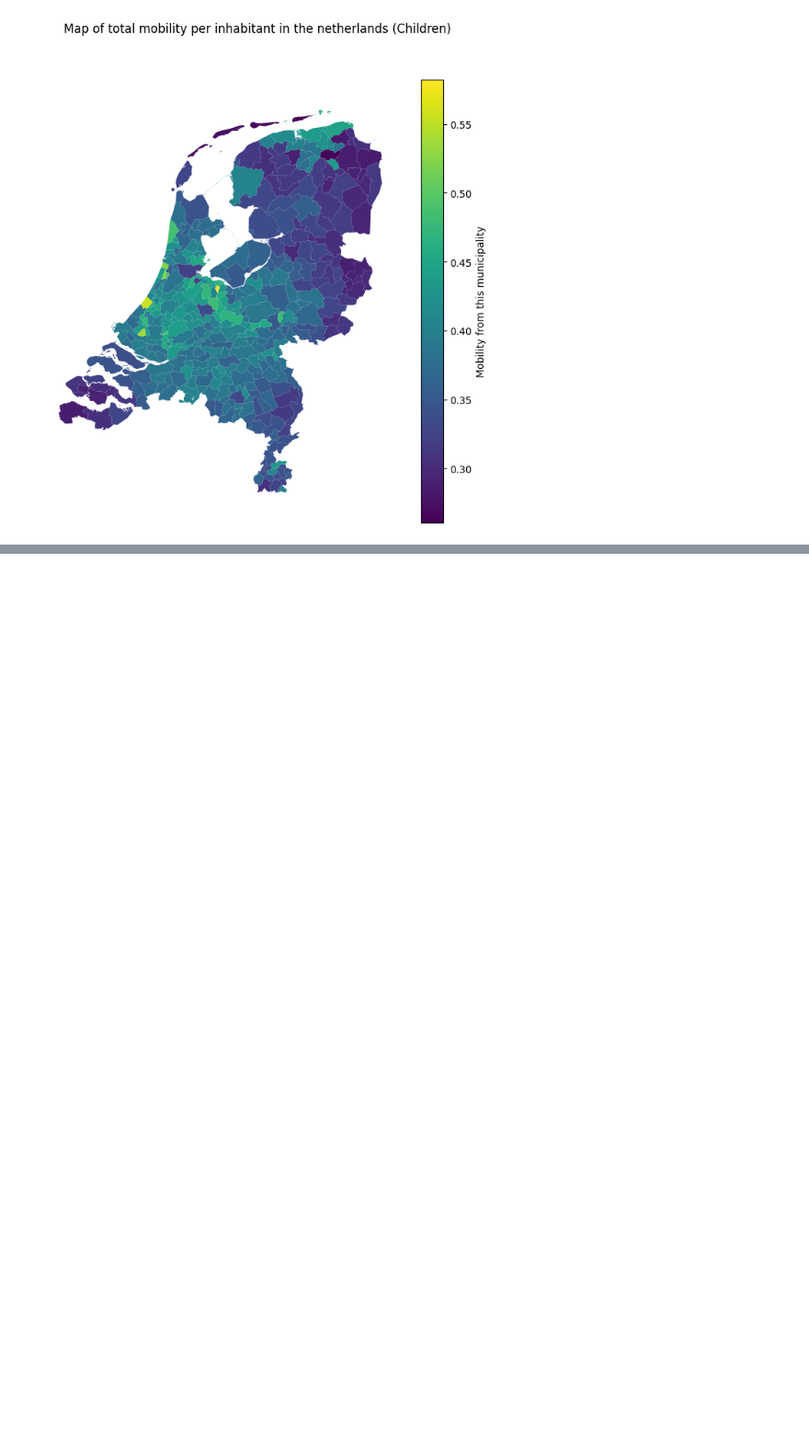
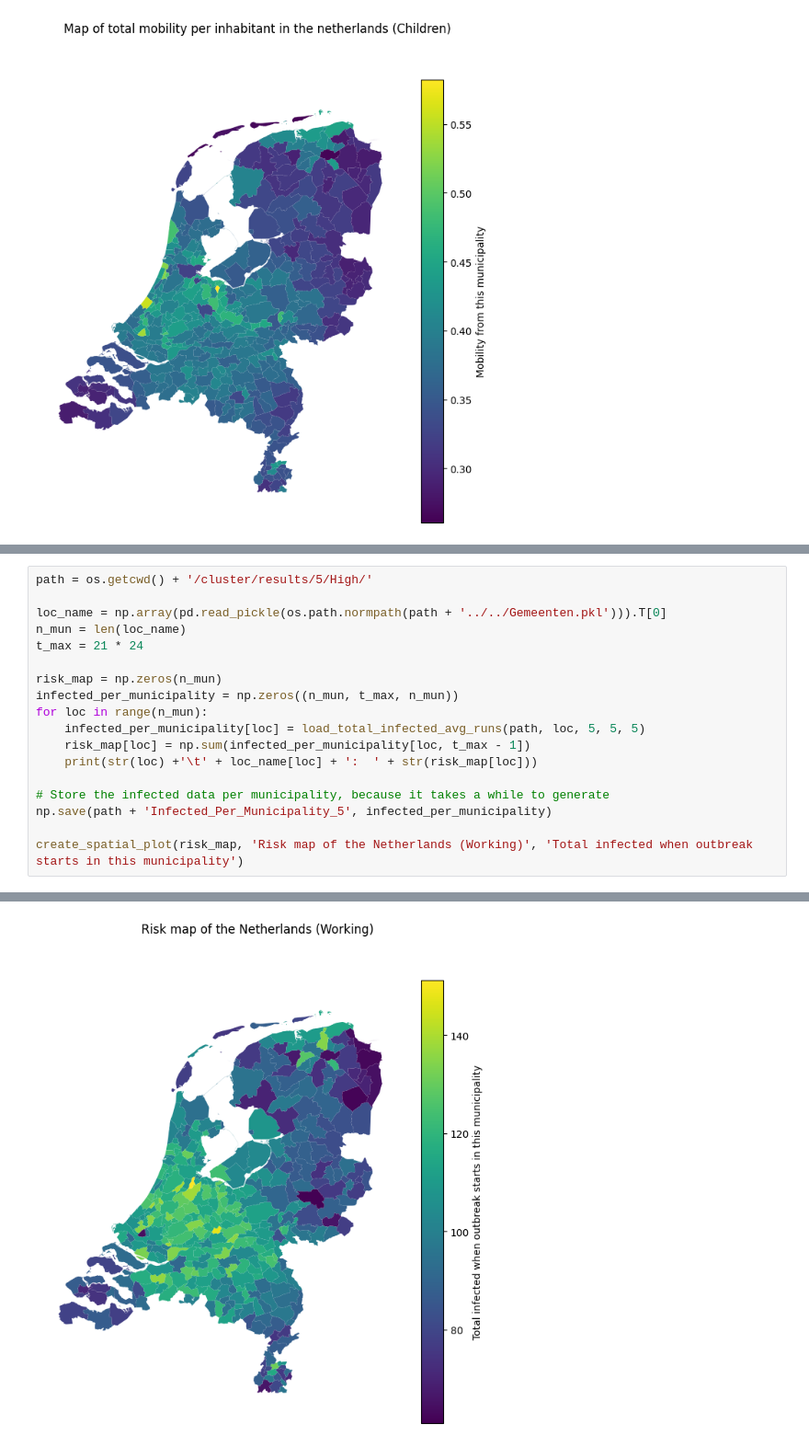
Before and after one commit to larsdekwant/covid-gravity-model, a Jupyter notebook: riskmap.ipynb, the cells around one changed output, grey strips where cells are left out. Shown at 92% size. Drawn from its saved outputs; the diff is of its cells as text; blank space fills up the shorter version.

```diff
--- a/riskmap.ipynb
+++ b/riskmap.ipynb
@@ -806,0 +840,19 @@ create_spatial_plot(mobility_map, 'Map of total mobility per inhabitant in the n
+# %%
+path = os.getcwd() + '/cluster/results/5/High/'
+
+loc_name = np.array(pd.read_pickle(os.path.normpath(path + '../../Gemeenten.pkl'))).T[0]
+n_mun = len(loc_name)
+t_max = 21 * 24
+
+risk_map = np.zeros(n_mun)
+infected_per_municipality = np.zeros((n_mun, t_max, n_mun))
+for loc in range(n_mun):
+    infected_per_municipality[loc] = load_total_infected_avg_runs(path, loc, 5, 5, 5)
+    risk_map[loc] = np.sum(infected_per_municipality[loc, t_max - 1])
+    print(str(loc) +'\t' + loc_name[loc] + ':  ' + str(risk_map[loc]))
+
+# Store the infected data per municipality, because it takes a while to generate
+np.save(path + 'Infected_Per_Municipality_5', infected_per_municipality)
+
+create_spatial_plot(risk_map, 'Risk map of the Netherlands (Working)', 'Total infected when outbreak starts in this municipality')
+# %% [output]
@@ -806,0 +876 @@ create_spatial_plot(mobility_map, 'Map of total mobility per inhabitant in the n
+[figure, added]
```
Also changed, not shown: parts of 5 cells of this notebook.
